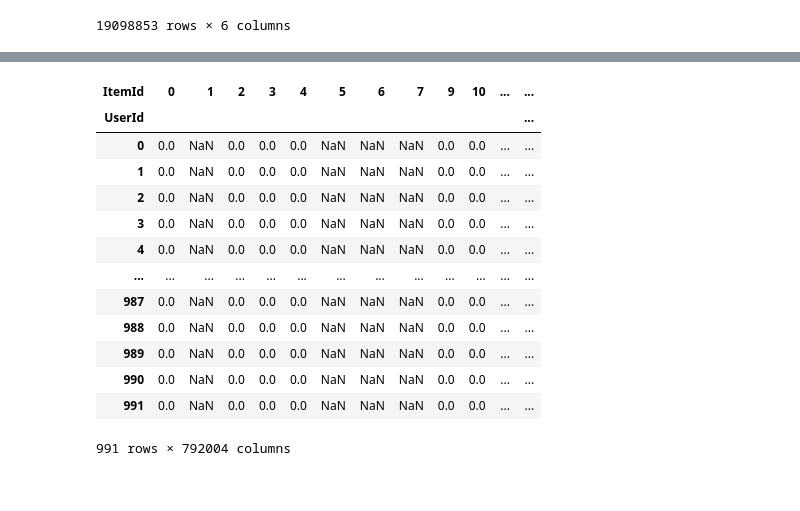
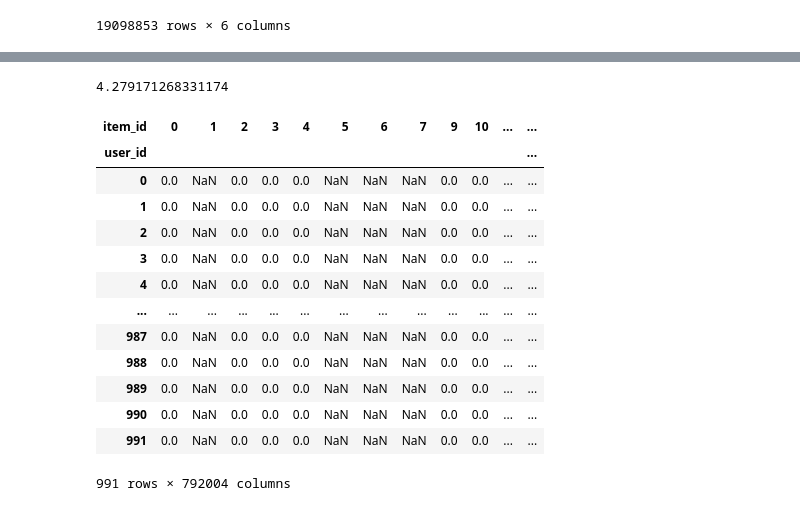
Before and after one commit to DaemonCypher/CSCI-5123-Research, a Jupyter notebook: Results/BPR/BPRLastFm1k.ipynb, the cells around one changed output, grey strips where cells are left out. Saved outputs shown, nothing was run; the diff lists cells and outputs as text; code cells hidden in the pictures.

```diff
--- a/Results/BPR/BPRLastFm1k.ipynb
+++ b/Results/BPR/BPRLastFm1k.ipynb
@@ -78,5 +109,5 @@ df = swap_columns(df,'Count','ItemId')
 # %%
-users =df["UserId"].unique()
+users =df["user_id"].unique()
 #https://www.statology.org/pandas-unique-values-in-column/
 # %%
 userDict ={}
@@ -84,21 +115,21 @@ for i in users:
     userDict[i] ={}
 # %%
 for index, row in df.iterrows():
-    user = row["UserId"]
-    item = row["ItemId"]
-    rating = row["Count"]
+    user = row["user_id"]
+    item = row["item_id"]
+    rating = row["rating"]
     if item in userDict[user]:
         userDict[user][item]+=1
     else:
         userDict[user][item]=1
 # compressed the data such that if a user listen to a song again at another date we just add +1 i.e. implict value
 # %%
-# from https://www.geeksforgeeks.org/add-multiple-columns-to-dataframe-in-pandas/#
 res = []
 for user, items in userDict.items():
     for item, rating in items.items():
         res.append((user, item, rating))
-data = pd.DataFrame(res, columns=["UserId", "ItemId", "Count"])
+
+data = pd.DataFrame(res, columns=["user_id", "item_id", "rating"])
 # %%
 display(data)
 # %% [output]
@@ -115,6 +146,14 @@ display(data)
 | 3957805 | 991 | 902961 | 1 |
 | 3957806 | 991 | 441089 | 1 |
 3957807 rows × 3 columns
+# %%
+Total = data['rating'].sum()
+print(Total/3957807)
+# %% [output]
+4.279171268331174
 # %%
 train_df, test_df = train_test_split(data, test_size=0.3, random_state=42)
+# %%
+train_df["rating"]=1
+test_df["rating"]=1
 # %%
@@ -123,18 +161,16 @@ user_positives = test_df.groupby('UserId')['ItemId'].apply(set).to_dict()
 # %%
-# from https://www.geeksforgeeks.org/python-pandas-dataframe-where/
-users = train_df['UserId'].unique()
-items = train_df['ItemId'].unique()
+users = train_df['user_id'].unique()
+items = train_df['item_id'].unique()
 users = sorted(users)
 items = sorted(items)
 
-# HW code
 
-ratingMatrix = test_df.pivot(index='UserId', columns='ItemId', values='Count')
+ratingMatrix = test_df.pivot(index='user_id', columns='item_id', values='rating')
 ratingMatrix = ratingMatrix.reindex(index=users, columns=items, fill_value=0)
 display(ratingMatrix)
 # %% [output]
-| ItemId | 0 | 1 | 2 | 3 | 4 | 5 | 6 | 7 | 9 | 10 | ... | ... |
-| UserId |  |  |  |  |  |  |  |  |  |  |  | ... |
+| item_id | 0 | 1 | 2 | 3 | 4 | 5 | 6 | 7 | 9 | 10 | ... | ... |
+| user_id |  |  |  |  |  |  |  |  |  |  |  | ... |
 | 0 | 0.0 | NaN | 0.0 | 0.0 | 0.0 | NaN | NaN | NaN | 0.0 | 0.0 | ... | ... |
 | 1 | 0.0 | NaN | 0.0 | 0.0 | 0.0 | NaN | NaN | NaN | 0.0 | 0.0 | ... | ... |
 | 2 | 0.0 | NaN | 0.0 | 0.0 | 0.0 | NaN | NaN | NaN | 0.0 | 0.0 | ... | ... |
```
Also changed, not shown: parts of 18 cells of this notebook, 4 other files.
